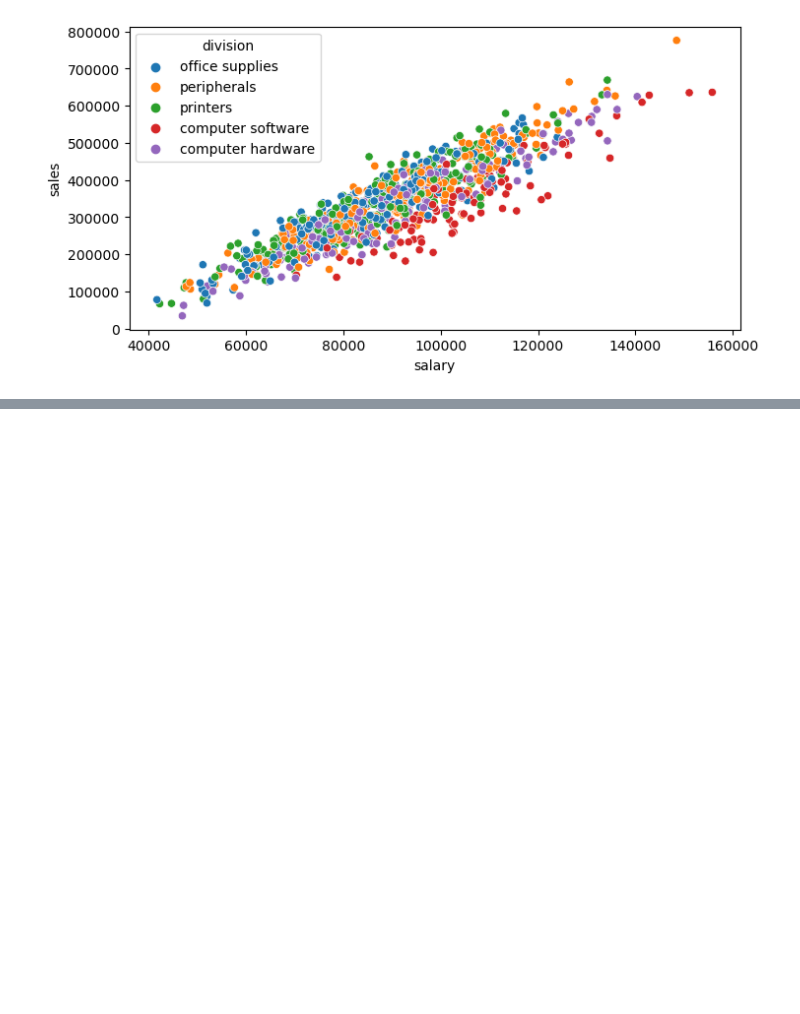
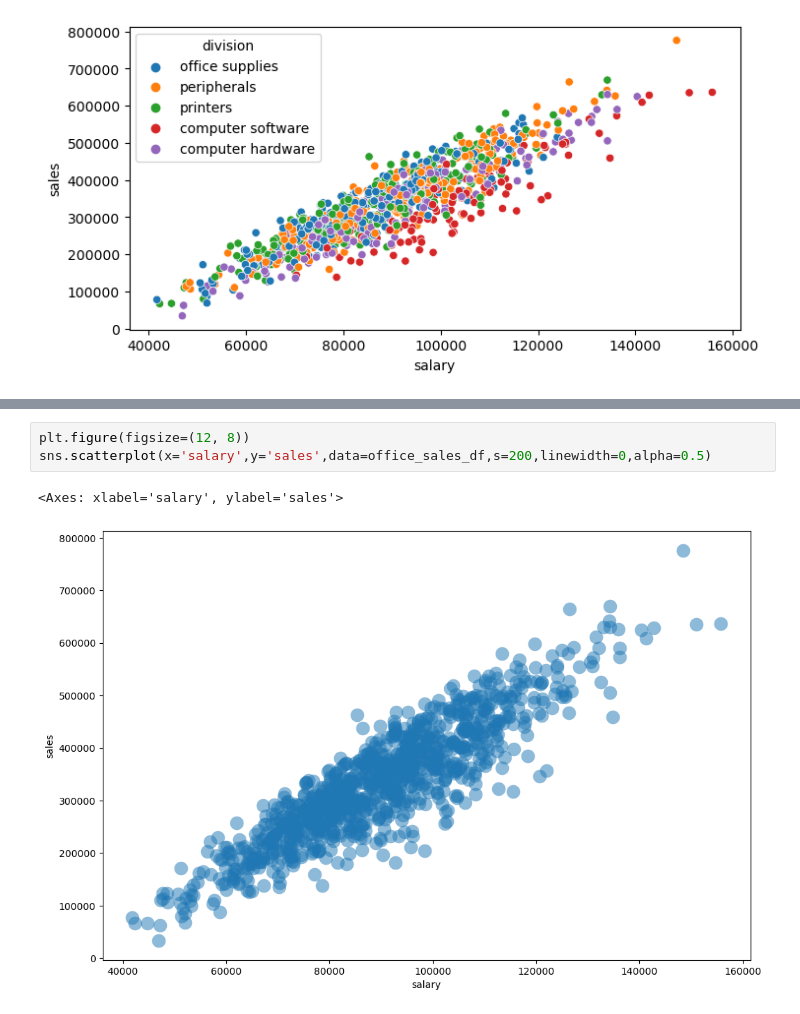
Before and after one commit to sandra-biology/Data-Analytics-A, a Jupyter notebook: Seaborn practice.ipynb, the cells around one changed output, grey strips where cells are left out. Drawn from its saved outputs; the diff is of its cells as text; blank space fills up the shorter version.

```diff
--- a/Seaborn practice.ipynb
+++ b/Seaborn practice.ipynb
@@ -77,0 +102,6 @@ sns.scatterplot(x='salary',y='sales',data=office_sales_df,hue='work experience',
+# %%
+plt.figure(figsize=(12, 8))
+sns.scatterplot(x='salary',y='sales',data=office_sales_df,s=200,linewidth=0,alpha=0.5)
+# %% [output]
+<Axes: xlabel='salary', ylabel='sales'>
+[figure, added]
```
Also changed, not shown: parts of 7 cells of this notebook.
